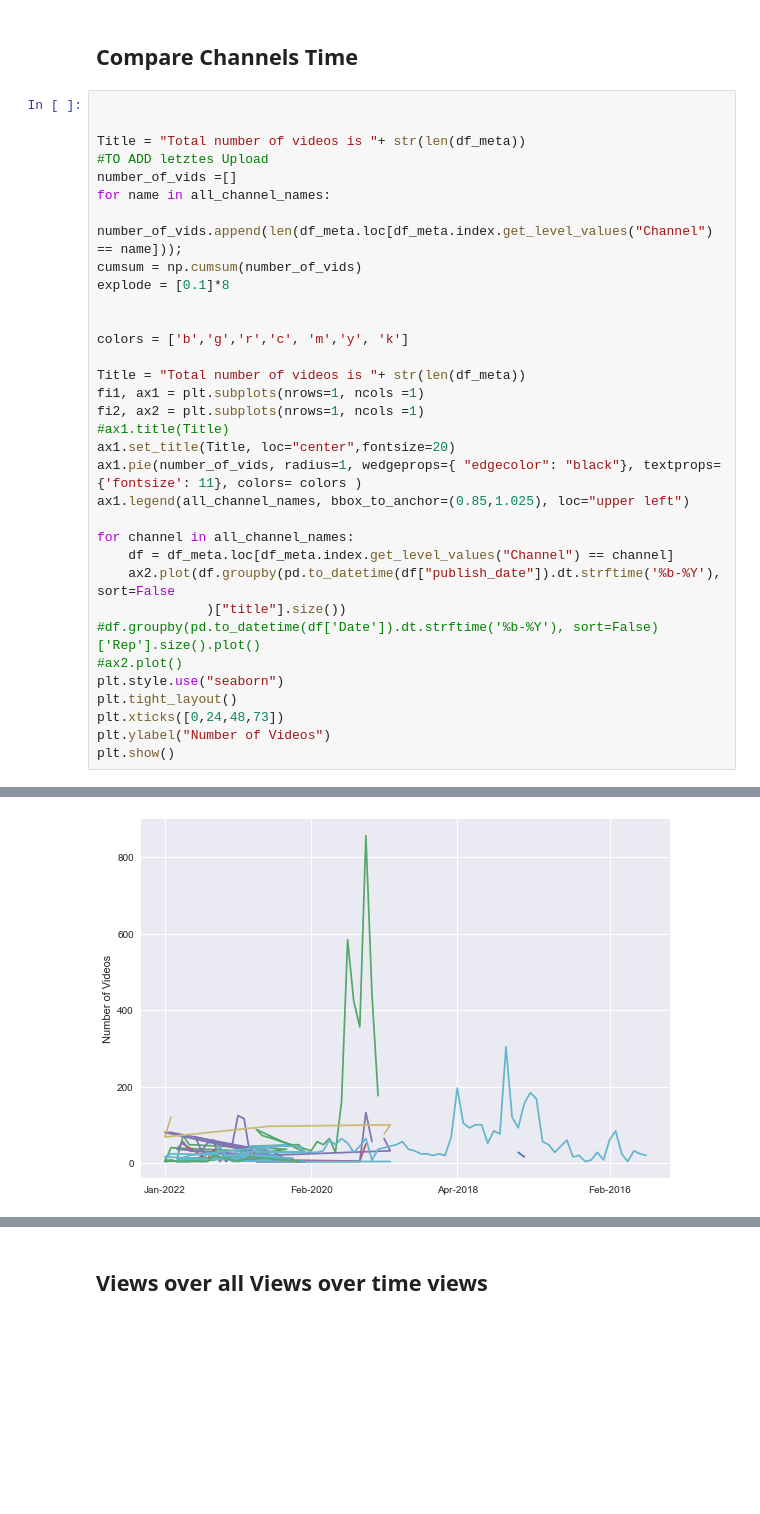
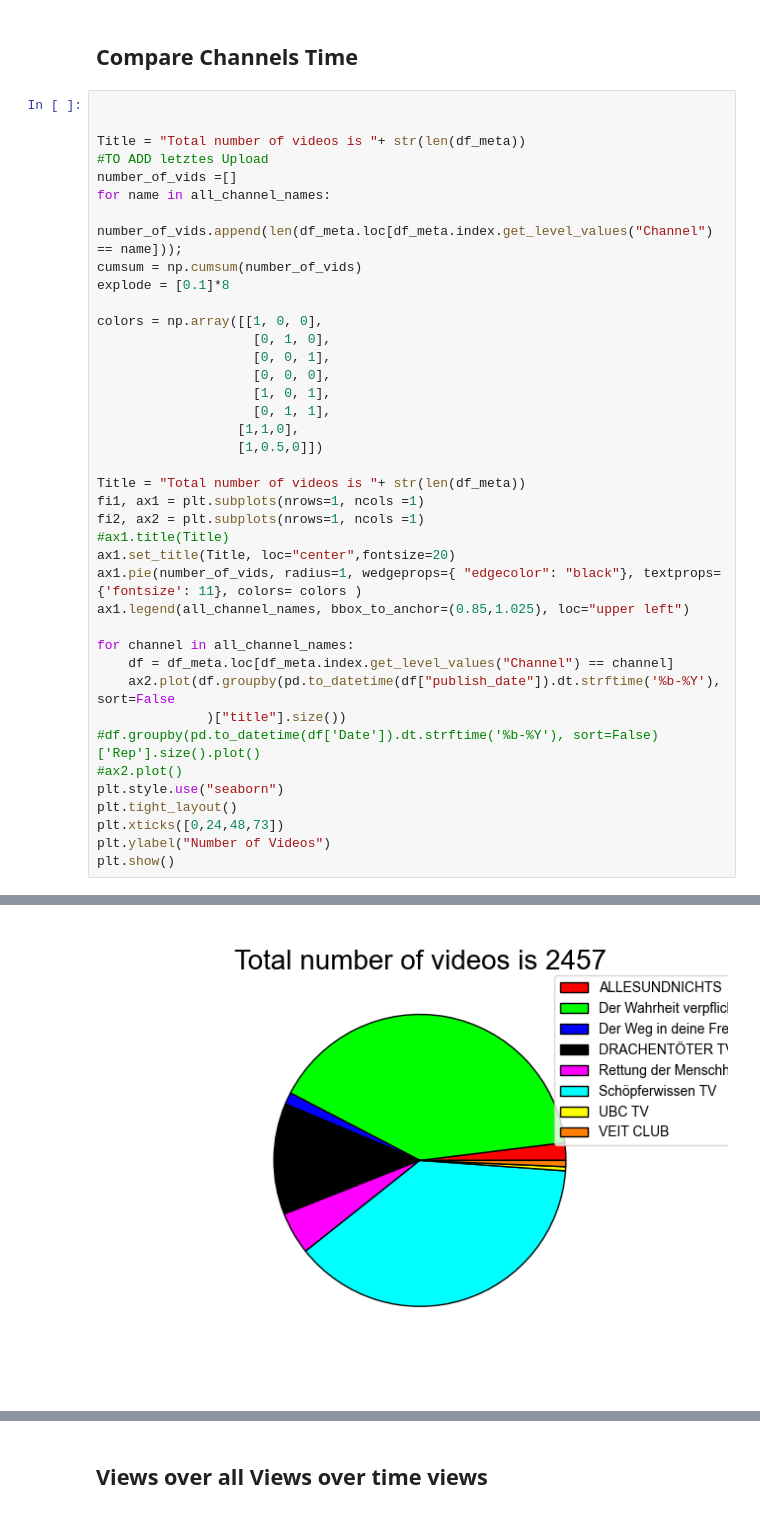
Before and after one commit to hottib/schoepferwissen, a Jupyter notebook: MetaAnalysen.ipynb, the cells around one changed output, grey strips where cells are left out. Drawn from its saved outputs; the diff is of its cells as text; blank space fills up the shorter version.

Commit message:
Add Meta plot

```diff
--- a/MetaAnalysen.ipynb
+++ b/MetaAnalysen.ipynb
@@ -67,8 +70,14 @@ for name in all_channel_names:
 cumsum = np.cumsum(number_of_vids)
 explode = [0.1]*8
 
-
-colors = ['b','g','r','c', 'm','y', 'k']
+colors = np.array([[1, 0, 0],
+                    [0, 1, 0],
+                    [0, 0, 1],
+                    [0, 0, 0],
+                    [1, 0, 1],
+                    [0, 1, 1],
+                  [1,1,0],
+                  [1,0.5,0]])
 
 Title = "Total number of videos is "+ str(len(df_meta))
 fi1, ax1 = plt.subplots(nrows=1, ncols =1)
@@ -94,4 +103,4 @@ plt.show()
-[figure, old version]
+[figure, new version]
 # %%
 from datetime import datetime
 [df, all_channels] = load_df()
```
Also changed, not shown: parts of 8 cells of this notebook, 1 other file.
